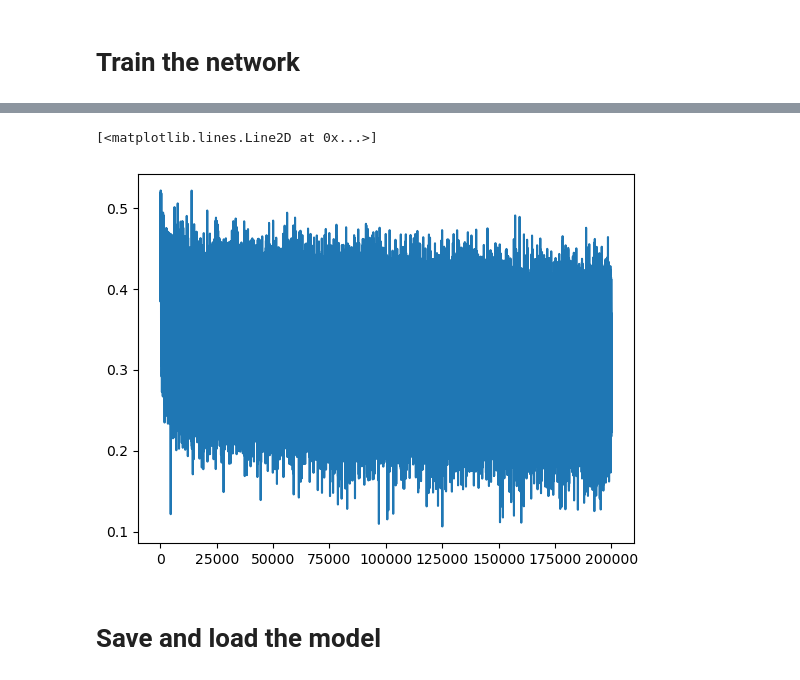
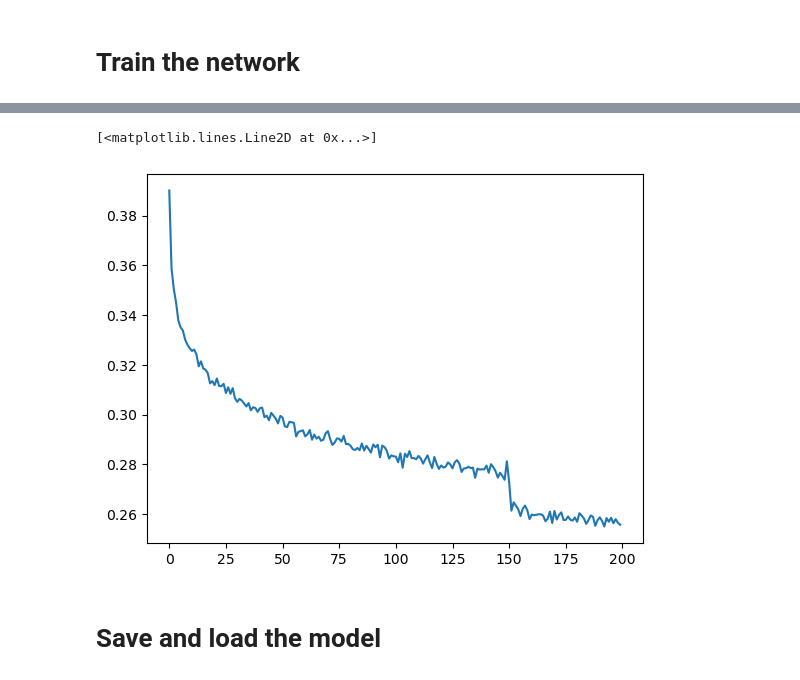
Before and after one commit to BlueAsuka/LanguageModel, a Jupyter notebook: from_scratch/wavenet.ipynb, the cells around one changed output, grey strips where cells are left out. Saved outputs shown, nothing was run; the diff lists cells and outputs as text; code cells hidden in the pictures.

Commit message:
Train the wavenet
Get the state-of-the-art result by the latest wavenet model with loss 1.78 on the training set, 1.9974 on the validation set and 1.9859 on the test set

```diff
--- a/from_scratch/wavenet.ipynb
+++ b/from_scratch/wavenet.ipynb
@@ -166,29 +228,33 @@ torch.Size([27, 10])
 # %%
 # Define the network as a stack of building block
-layers = [
-    Linear(n_emb * window_size, n_hidden, bias=False, device=device), BatchNorm1D(n_hidden, device=device), Tanh(),
-    Linear(           n_hidden, n_hidden, bias=False, device=device), BatchNorm1D(n_hidden, device=device), Tanh(),
-    Linear(           n_hidden, n_hidden, bias=False, device=device), BatchNorm1D(n_hidden, device=device), Tanh(),
-    Linear(           n_hidden, n_hidden, bias=False, device=device), BatchNorm1D(n_hidden, device=device), Tanh(),
-    Linear(           n_hidden, char_num, bias=False, device=device),
-]
+model = Sequential([
+    Embedding(char_num, n_emb, device=device),
+    FlattenConsecutive(2), Linear(n_emb * 2, n_hidden, bias=False, device=device), BatchNorm1D(n_hidden, device=device), Tanh(),
+    FlattenConsecutive(2), Linear(n_hidden * 2, n_hidden, bias=False, device=device), BatchNorm1D(n_hidden, device=device), Tanh(),
+    FlattenConsecutive(2), Linear(n_hidden * 2, n_hidden, bias=False, device=device), BatchNorm1D(n_hidden, device=device), Tanh(),
+    Linear(n_hidden, char_num, bias=False, device=device),
+])
 # %%
 # Initialize all weights in the network
 with torch.no_grad():
-    layers[-1].w *= 0.1 # Less confident in the final layer
+    model.layers[-1].w *= 0.1 # Less confident in the final layer
 
     # Initialize all other parameters using Kaiming init 5/3
-    for layer in layers[:-1]:
+    for layer in model.layers[:-1]:
         if isinstance(layer, Linear):
             layer.w *= 5/3
 # %%
 # Get all parameters
-params = [lookup] + [p for layer in layers for p in layer.parameters()]
+params = model.parameters()
 
 # Set all parameters gradient to true
 for p in params:
     p.requires_grad = True
 
+# Show all layers info in the model
+for l in model.layers:
+    print(f'{l.__class__.__name__}')
+
 n_params = sum(p.nelement() for p in params)
 print(f'Total number of parameters {n_params}')
 # %% [output]
@@ -209,22 +348,17 @@ for i in range(steps):
     samples, labels = x_tr[ix], y_tr[ix]
 
     # Forward pass
-    emb = lookup[samples]
-    x = emb.view(emb.shape[0], -1) # Concatenate the vectors to maintain the batch number
-    for layer in layers:
-        x = layer(x)
+    logits = model(samples)
 
     # Compute the loss using the cross entropy function
-    loss = F.cross_entropy(x, labels)
+    loss = F.cross_entropy(logits, labels)
 
-    # Backward
-    for layer in layers:
-        layer.out.retain_grad()
+    # # Backward
     for p in params:
         p.grad = None
     loss.backward()
 
-    # Update
+    # # Update
     lr = 0.1 if i < 150000 else 0.01
     for p in params:
         p.data += -lr * p.grad
@@ -237,5 +371,5 @@ for i in range(steps):
         ud.append([((lr * p.grad).std() / p.data.std()).log10().item() for p in params])
 
     # if i >= 1000: # For DEBUG
-    #     break
+    # break
 # %% [output]
@@ -262,9 +396,9 @@ for i in range(steps):
 # %%
 # Show the loss during the training
-plt.plot(lossi)
+plt.plot(torch.tensor(lossi).view(200, -1).mean(1))
 # %% [output]
 [<matplotlib.lines.Line2D at 0x...>]
-[figure, old version]
+[figure, new version]
 # %% [markdown]
 # Save and load the model
 # %%
```
Also changed, not shown: parts of 33 cells of this notebook, 6 other files.
